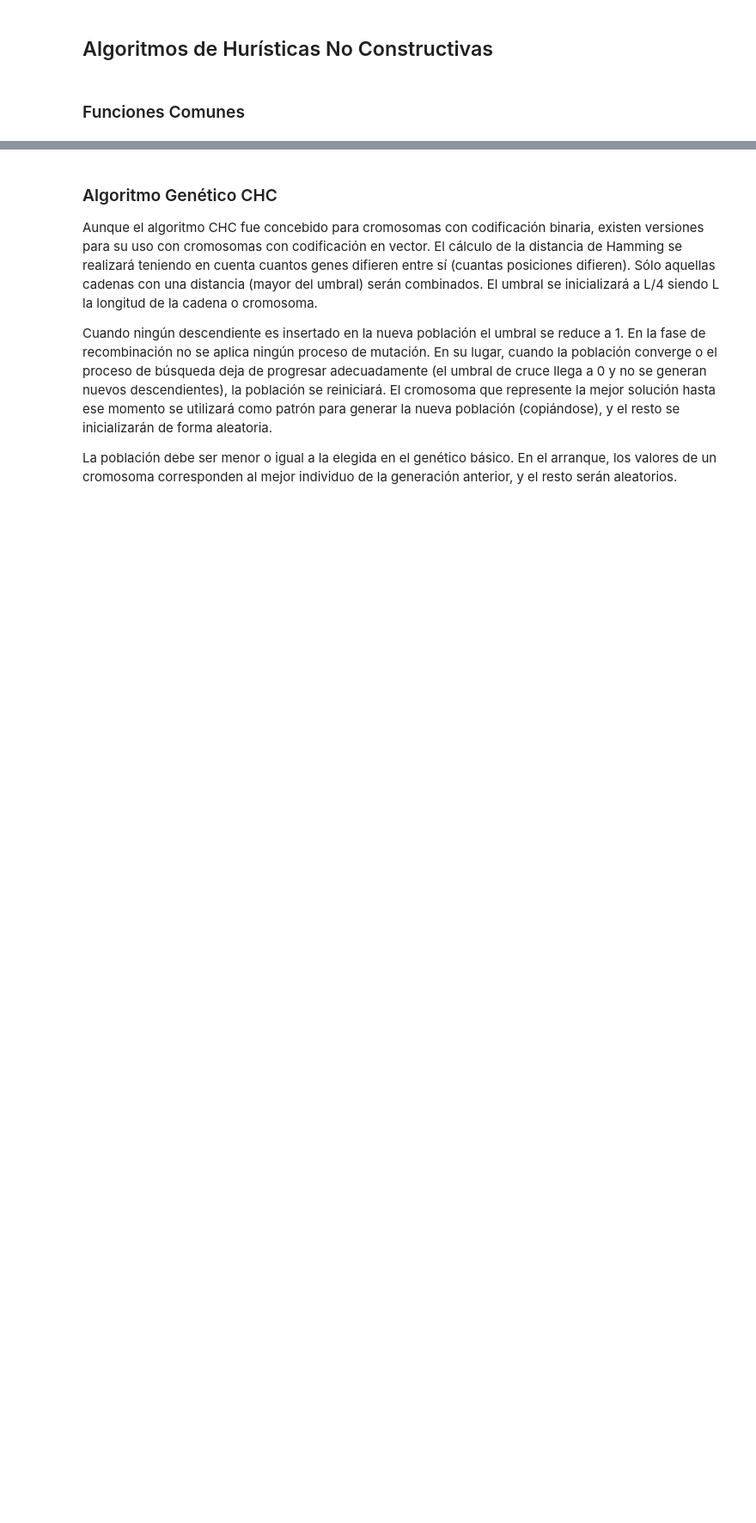
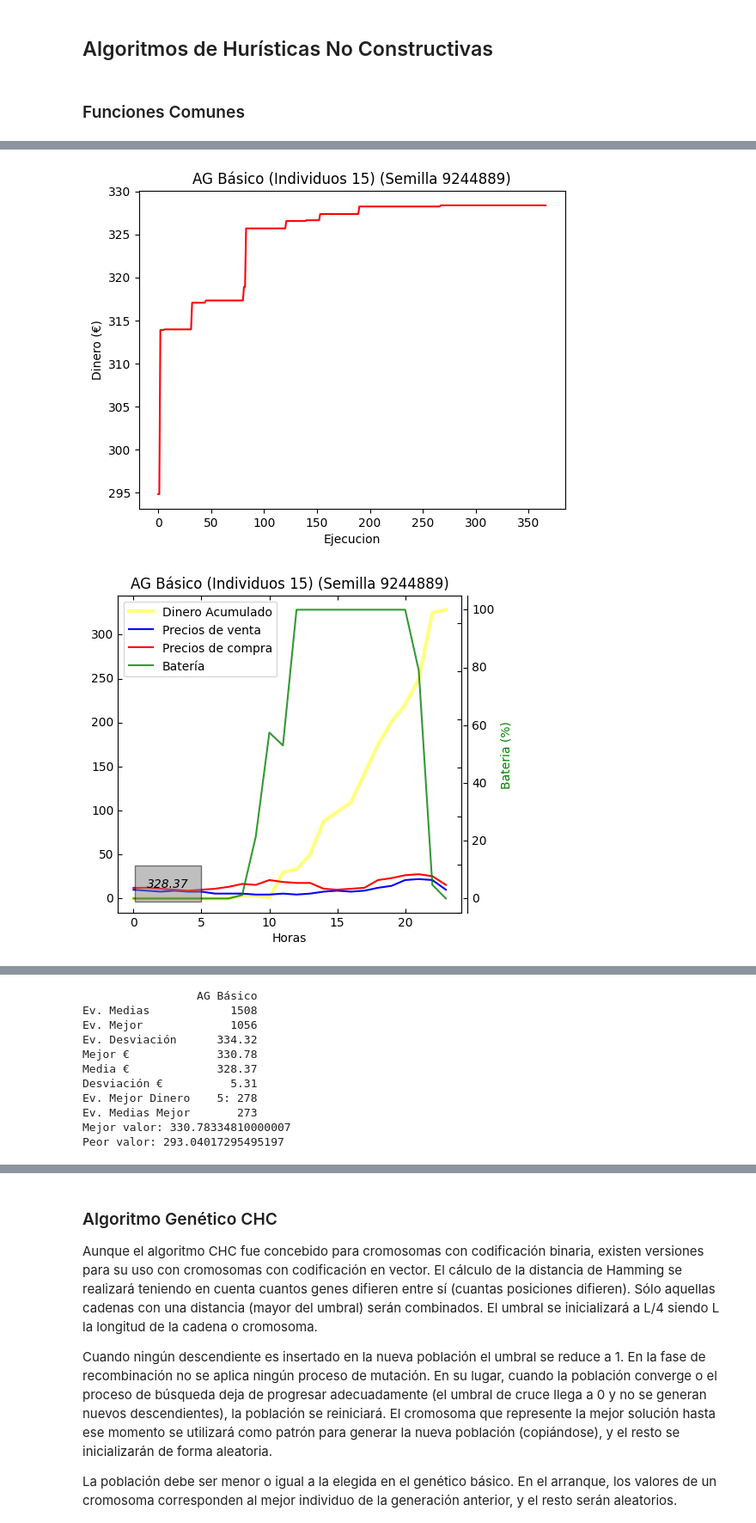
Before and after one commit to GrunCrow/Optimization_Solar_Plant, a Jupyter notebook: 3_Genetic_Algorithms/3_genetic_algorithms.ipynb, the cells around one changed output, grey strips where cells are left out. Shown at 86% size. Cells and saved outputs as stored; diff of their text form; code cells hidden in the pictures; blank space fills up the shorter version.

```diff
--- a/3_Genetic_Algorithms/3_genetic_algorithms.ipynb
+++ b/3_Genetic_Algorithms/3_genetic_algorithms.ipynb
@@ -790,0 +811,18 @@ def algoritmo_genetico_basico(n_individuos, max_iteraciones, max_iteraciones_sin
+# %%
+n_individuos= 15
+max_iteraciones = 1000
+max_iteraciones_sin_mejora = 100
+porcentaje_torneo = 0.2
+
+parametros = [n_individuos, max_iteraciones, max_iteraciones_sin_mejora, porcentaje_torneo]
+
+algorithm_name = algoritmo_genetico_basico_name
+
+# Algorithms_names.append(algorithm_name)
+
+mejor_data = evaluar_algoritmo(algorithm_name, parametros)
+
+# Data.append(mejor_data)
+# %% [output]
+[figure, added]
+[figure, added]
@@ -790,0 +837,11 @@ def algoritmo_genetico_basico(n_individuos, max_iteraciones, max_iteraciones_sin
+                 AG Básico
+Ev. Medias            1508
+Ev. Mejor             1056
+Ev. Desviación      334.32
+Mejor €             330.78
+Media €             328.37
+Desviación €          5.31
+Ev. Mejor Dinero    5: 278
+Ev. Medias Mejor       273
+Mejor valor: 330.78334810000007
+Peor valor: 293.04017295495197
```
Also changed, not shown: parts of 23 cells of this notebook, 10 other files.
